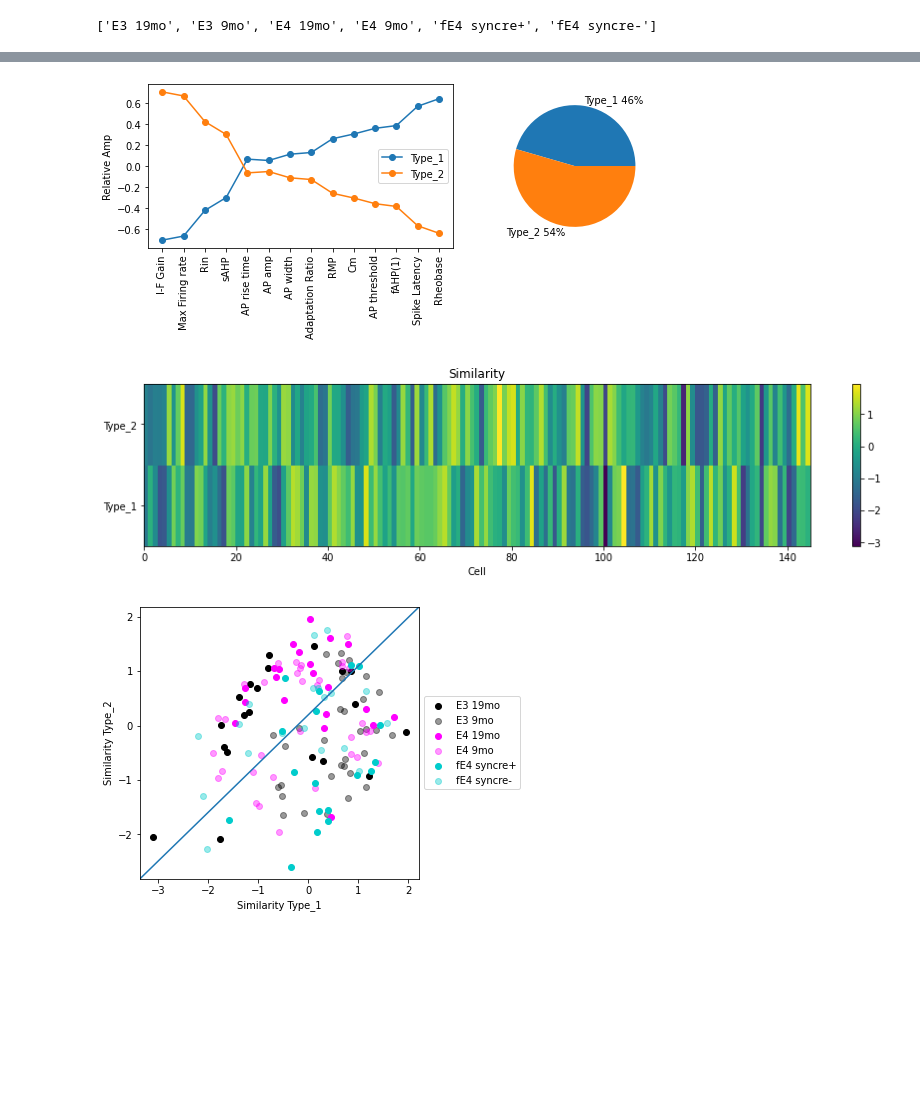
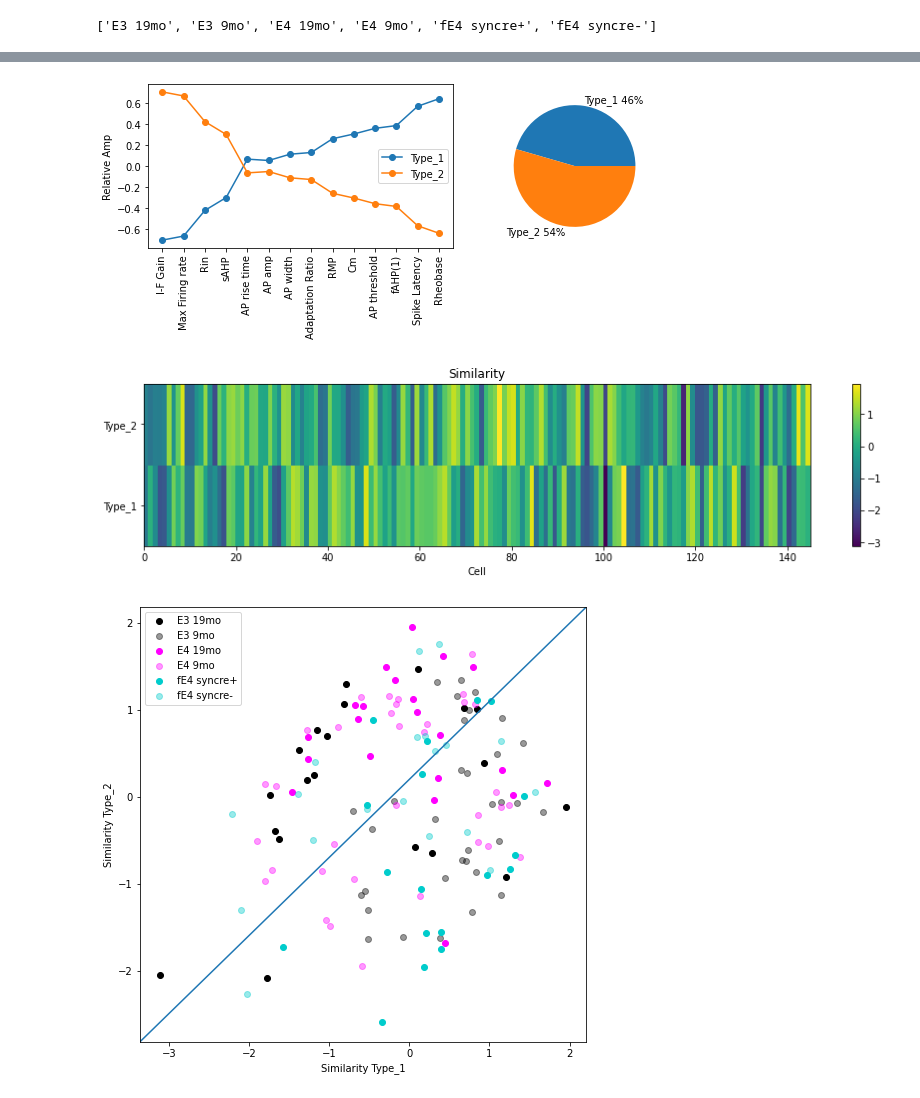
Before and after one commit to dtabuena/ApoE_Data_Clustering, a Jupyter notebook: MessingWithData.ipynb, the cells around one changed output, grey strips where cells are left out. Cells and saved outputs as stored; diff of their text form; code cells hidden in the pictures; blank space fills up the shorter version.

```diff
--- a/MessingWithData.ipynb
+++ b/MessingWithData.ipynb
@@ -136,5 +138,7 @@ colors = [[0, 0, 0, 1], [0, 0, 0, alpha],
           [0, .8, .8, 1], [0, .8, .8, alpha]]
 
 list_colors = [colors[i] for i in type_num ]
+
+fig_opt = {'dpi': 300, 'format':'png','bbox_inches':'tight'}
 # %% [output]
 ['E3 19mo', 'E3 9mo', 'E4 19mo', 'E4 9mo', 'fE4 syncre+', 'fE4 syncre-']
@@ -143,8 +179,8 @@ list_colors = [colors[i] for i in type_num ]
 # %%
 from sklearn.cluster import KMeans
 
-data_for_fit = data_X_reduced
-fig_opt = {'dpi': 300, 'format':'png'}
+
+
 
 kmeans = KMeans(n_clusters=2, random_state=42).fit(data_for_fit)
 centers = kmeans.cluster_centers_.T
@@ -180,34 +216,68 @@ ax.title.set_text('Similarity')
 fig.colorbar(c, ax=ax)
 fig.savefig('Cells_in_Clusters.'+fig_opt['format'],**fig_opt)
 
-fig, ax = plt.subplots(1,figsize = [5,5])
+fig, ax = plt.subplots(1,figsize = [8,8])
 for ti in range(num_t):
     t = uniq_types[ti]
     t_colr = colors[ti]
     is_type = [ind for ind in range(len(type_num)) if type_num[ind]==ti]
     ax.scatter(closeness[is_type,0],closeness[is_type,1],color=t_colr, label=t)
-ax.legend(loc='center left', bbox_to_anchor=(1, 0.5))
+ax.legend()
+# ax.legend(loc='center left', bbox_to_anchor=(1, 0.5))
 ax.set_xlabel('Similarity Type_1')
 ax.set_ylabel('Similarity Type_2')
 ax.plot([0, 1], [0, 1], transform=ax.transAxes)
 fig.savefig('GenoType_dist.'+fig_opt['format'],**fig_opt)
 
 #### separate #####
 fig, axs = plt.subplots(2,3,figsize = [15,10])
 axs = axs.T.flatten()
 for ti in range(num_t):
     t = uniq_types[ti]
     t_colr = colors[ti]
     is_type = [ind for ind in range(len(type_num)) if type_num[ind]==ti]
     axs[ti].scatter(closeness[is_type,0],closeness[is_type,1],color=t_colr, label=t)
     # axs[ti].legend(loc='center left', bbox_to_anchor=(1, 0.5))
     axs[ti].set_xlabel('Similarity Type_1')
     axs[ti].set_ylabel('Similarity Type_2')
     axs[ti].plot([0, 1], [0, 1], transform=axs[ti].transAxes)
     axs[ti].title.set_text(t)
 fig.savefig('GenoType_dist_Separate.'+fig_opt['format'],**fig_opt)
+
+
+#### separate #####
+fig, axs = plt.subplots(2,3,figsize = [15,10])
+axs = axs.T.flatten()
+for ti in range(num_t):
+    t = uniq_types[ti]
+    t_colr = colors[ti]
+    is_type = [ind for ind in range(len(type_num)) if type_num[ind]==ti]
+
+    score = closeness[:,0] - closeness[:,1]
+
+    axs[ti].hist(score[is_type],10,color=t_colr,histtype='bar',density=True,range=(-3.25,3.25))
+    # axs[ti].set_xlabel('Similarity Type_1')
+    # axs[ti].set_ylabel('Similarity Type_2')
+    # axs[ti].plot([0, 1], [0, 1], transform=axs[ti].transAxes)
+    axs[ti].title.set_text(t)
+    axs[ti].axvline(0, color='k') # vertical
+    axs[ti].set_ylim(0,0.65)
+    axs[ti].set_ylabel('PDF')
+    axs[ti].text(.8, .9, 'Type 1',transform=axs[ti].transAxes)
+    axs[ti].text(.05, .9, 'Type 2',transform=axs[ti].transAxes)
+fig.savefig('GenoType_Histos.'+fig_opt['format'],**fig_opt)
+
+
+#### raw_data_map
+fig, ax = plt.subplots(1,figsize = [9,3])
+ax.pcolor(data_X.T)
+ax.set_yticks(np.arange(len(numericals))+0.5)
+ax.set_yticklabels(numericals,rotation=0)
+ax.set_xlabel('Cell N')
+plt.show()
+fig.savefig('Normalized_Vals.'+fig_opt['format'],**fig_opt)
 # %% [output]
 [figure]
 [figure]
-[figure, old version]
+[figure, new version]
 [figure]
```
Also changed, not shown: parts of 8 cells of this notebook.
